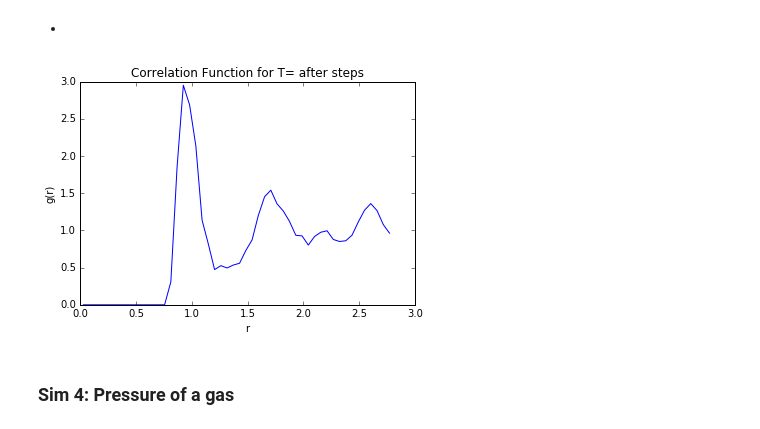
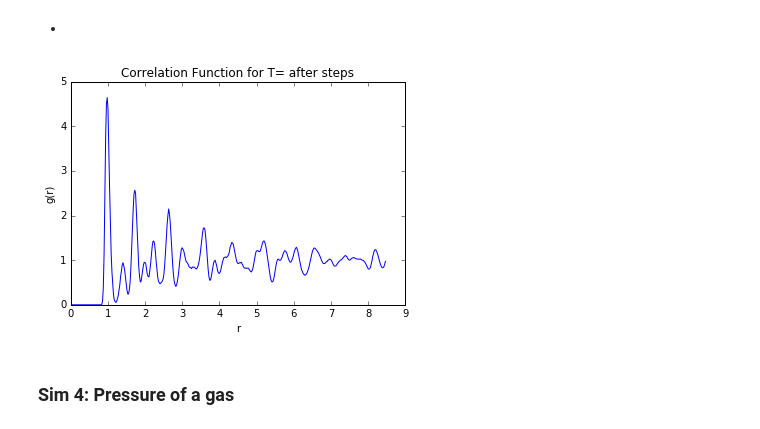
Before and after one commit to bas-de-jong/ArgonProject, a Jupyter notebook: ArgonGasSimulation.ipynb, the cells around one changed output. Saved outputs shown, nothing was run; the diff lists cells and outputs as text; code cells hidden in the pictures.

Commit message:
Repair correlation function

```diff
--- a/ArgonGasSimulation.ipynb
+++ b/ArgonGasSimulation.ipynb
@@ -90,7 +90,7 @@ def computeForce(r,N,L_box,compPressure=False):
 # %% [markdown]
 $$ g(r)=\frac{2V}{N(N-1)}\left(\frac{\langle np(r)\rangle }{4\pi r^2 \Delta r}\right) \simeq \frac{\langle np(r) \rangle}{r^2} $$
 # %%
-def Correlation_function(r):
+def Correlation_function(r,nbins):
     rij = np.zeros((N*(N-1))//2)
     count = 0
 
@@ -106,10 +106,10 @@ def Correlation_function(r):
                 count = count+1
 
     #Order distances in histogram
-    Hist = np.histogram(rij, bins=50, range=[0, L_box*.5])
+    Hist = np.histogram(rij, bins=nbins, range=[0, L_box*.5])
     Hist_y = Hist[0]                                                 #height bins
     Hist_x = Hist[1]                                                 #x-values hist
-    Delta_x = (Hist_x[1]-Hist_y[0])                                  #bin width
+    Delta_x = (Hist_x[1]-Hist_x[0])                                  #bin width
     Center = np.linspace(Delta_x/2, Hist_x[-1]-Delta_x, len(Hist_y)) #Center of bins
 
 
@@ -347,19 +347,15 @@ mass = 1          # Mass of an Argon atom
 sigma = 1         # Position of potential well; U(sigma) = -epsilon
 epsilon = 1       # Depth of potential well.
 kb = 1            # Boltzmann constant
-T = 3             # Temperature. T = (temperature in Kelvin) / 119.8
+T = 1             # Temperature. T = (temperature in Kelvin) / 119.8
 
 # Units of time
 tau = ((mass/epsilon) * sigma**2) ** (1/2) # Unit of time
 dt = 4e-3 * tau                            # Size of time step ~ 1e-14 s
-nsteps = 10000                              # Number of timesteps
-
-# Cut-off distance or switch
-r_cut = 3*sigma
-noCutoff = True
+nsteps = 1000                              # Number of timesteps
 
 #System size
-N = 256         # Number of particles
+N = 6912         # Number of particles
 
 #Choose a or density:
 # a:
@@ -375,11 +371,21 @@ M = 1                  # Number of unit cell in one direction
 while (4*(M**3)) < N:
     M += 1
 L_box = M*a            # Length of sides of box
+
+# Cut-off distance or switch
+r_cut = 3*sigma
+noCutoff = True
+if noCutoff:
+    r_cut = 2*L_box/(2**(1/3))
 # %%
-[r,p]=simulate(N,M,T,a,L_box,dt,nsteps, energyPlot=False, compMomentum=False);
-Correlation_function(r);
+r = simulate(N,M,T,a,L_box,dt,nsteps)[0];
+#np.save('.\Data\posCorFunc_N=6912_T=1_a=sqrt(2)', r)
-# %% [output]
-[figure, removed]
+# %%
+nbins = 400
+Correlation_function(r,nbins);
+#plt.savefig('.\Figures\CorFunc_N=6912_T=1_a=sqrt(2)_bins=150.png')
+# %% [output]
+[figure, added]
 # %% [markdown]
 <h3>Sim 4: Pressure of a gas</h3>
 # %% [markdown]
```
Also changed, not shown: parts of 1 cell of this notebook, 4 other files.
